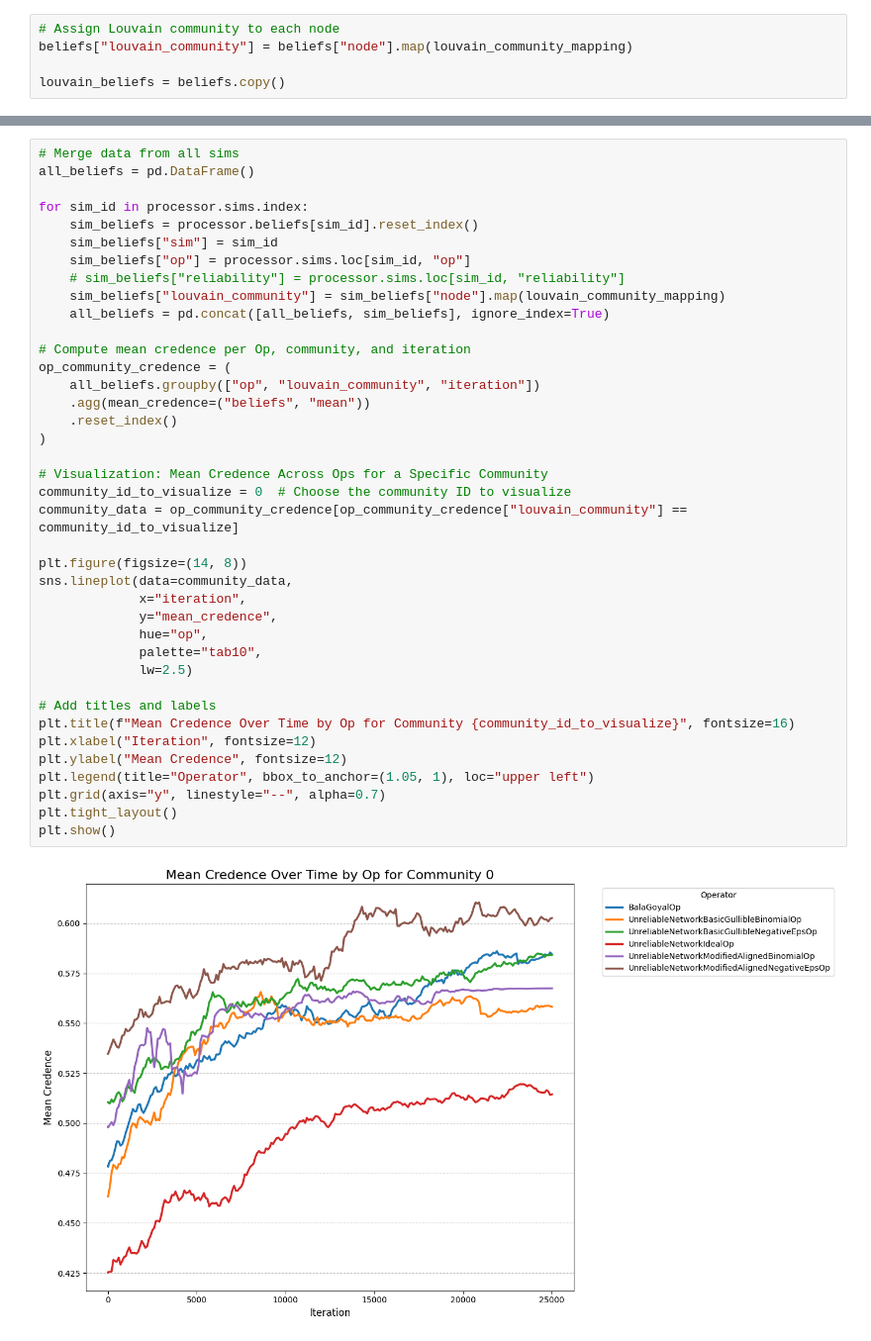
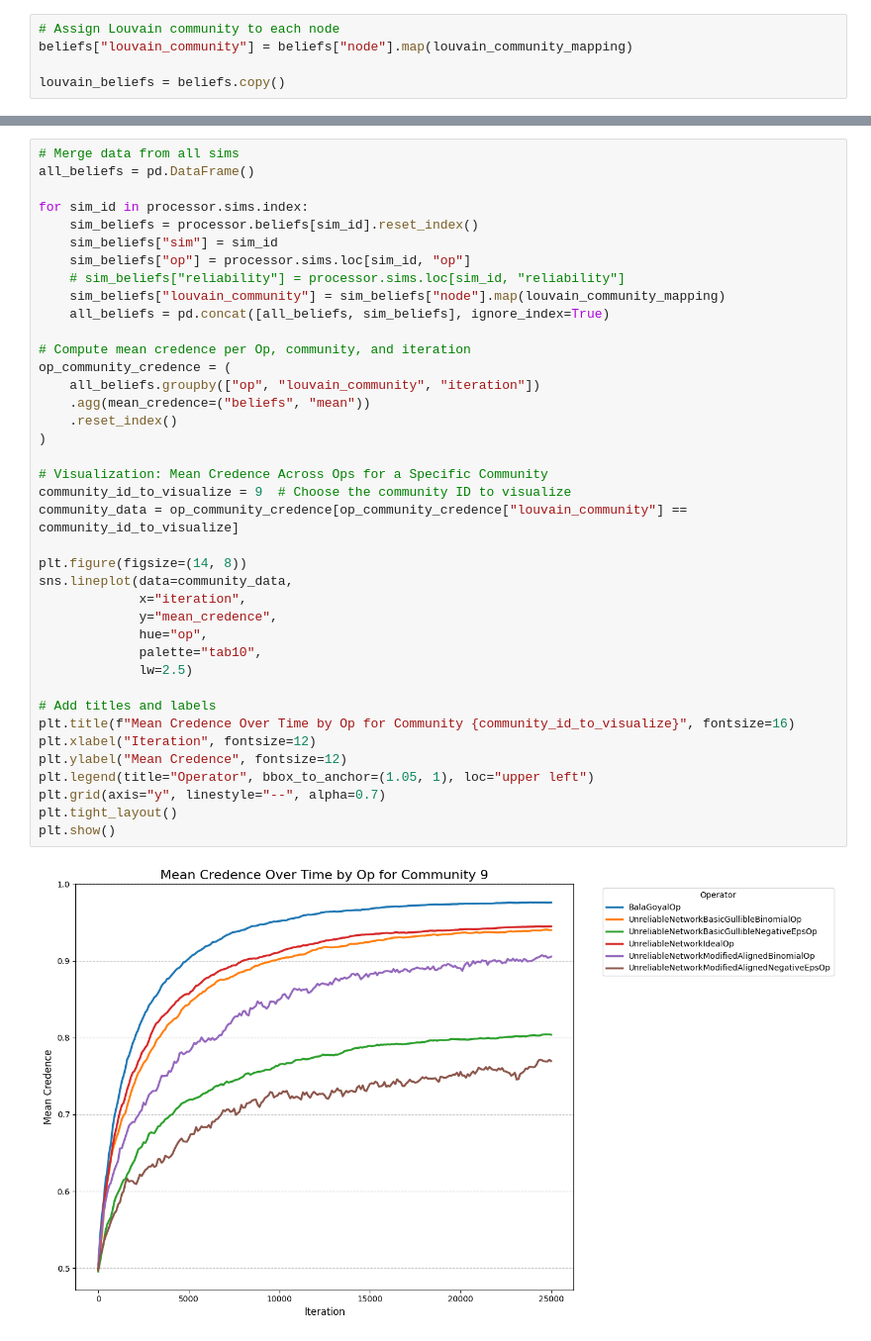
Before and after one commit to Prudhvivuda/polygraphs-analysis-scripts, a Jupyter notebook: community_detection/community_detection.ipynb, the cells around one changed output, grey strips where cells are left out. Shown at 99% size. Drawn from its saved outputs; the diff is of its cells as text.

```diff
--- a/community_detection/community_detection.ipynb
+++ b/community_detection/community_detection.ipynb
@@ -307,32 +307,32 @@ for sim_id in processor.sims.index:
     sim_beliefs["louvain_community"] = sim_beliefs["node"].map(louvain_community_mapping)
     all_beliefs = pd.concat([all_beliefs, sim_beliefs], ignore_index=True)
 
 # Compute mean credence per Op, community, and iteration
 op_community_credence = (
     all_beliefs.groupby(["op", "louvain_community", "iteration"])
     .agg(mean_credence=("beliefs", "mean"))
     .reset_index()
 )
 
 # Visualization: Mean Credence Across Ops for a Specific Community
-community_id_to_visualize = 0  # Choose the community ID to visualize
+community_id_to_visualize = 9  # Choose the community ID to visualize
 community_data = op_community_credence[op_community_credence["louvain_community"] == community_id_to_visualize]
 
 plt.figure(figsize=(14, 8))
 sns.lineplot(data=community_data,
              x="iteration",
              y="mean_credence",
              hue="op",
              palette="tab10",
              lw=2.5)
 
 # Add titles and labels
 plt.title(f"Mean Credence Over Time by Op for Community {community_id_to_visualize}", fontsize=16)
 plt.xlabel("Iteration", fontsize=12)
 plt.ylabel("Mean Credence", fontsize=12)
 plt.legend(title="Operator", bbox_to_anchor=(1.05, 1), loc="upper left")
 plt.grid(axis="y", linestyle="--", alpha=0.7)
 plt.tight_layout()
 plt.show()
 # %% [output]
-[figure, old version]
+[figure, new version]
```
Also changed, not shown: parts of 8 cells of this notebook.
